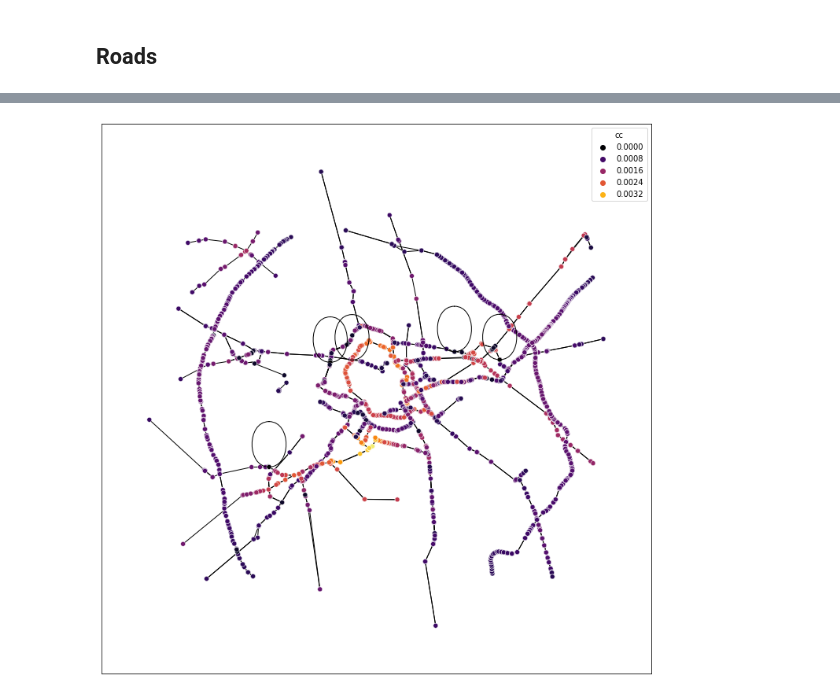
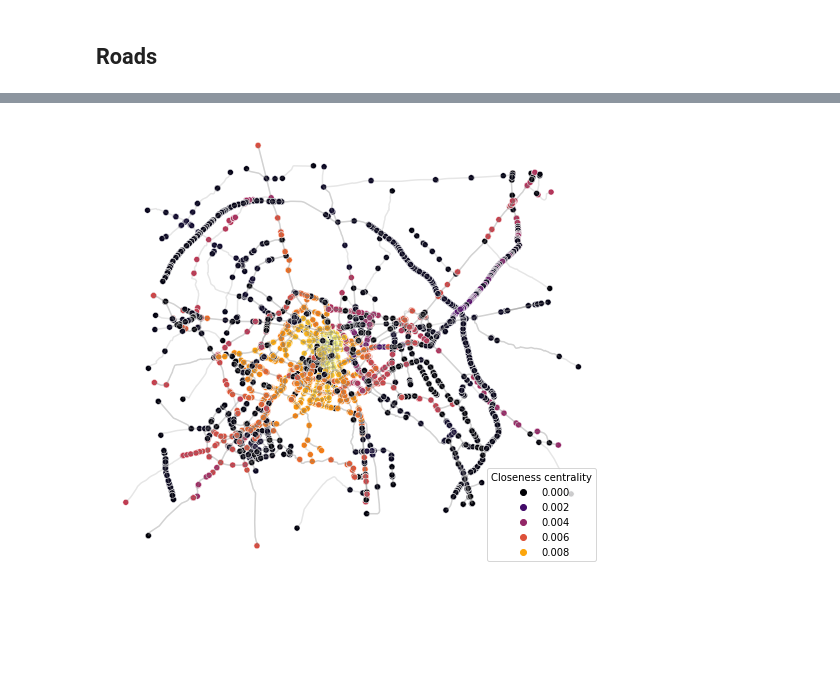
Before and after one commit to akazukin5151/comparative-accessibility, a Jupyter notebook: delhi centrality.ipynb, the cells around one changed output, grey strips where cells are left out. Cells and saved outputs as stored; diff of their text form; code cells hidden in the pictures; blank space fills up the shorter version.

Commit message:
Use more detailed roads map for delhi centrality

```diff
--- a/delhi centrality.ipynb
+++ b/delhi centrality.ipynb
@@ -46,8 +46,12 @@ df1
 # %%
-_, ax = plt.subplots(figsize=(10, 10))
-nx.draw_networkx_edges(G, pos={(row.x, row.y): (row.x, row.y) for _, row in df1.iterrows()}, ax=ax)
+_, ax = plt.subplots(figsize=(10, 7))
+# this draws weird loops for some reason
+#nx.draw_networkx_edges(G, pos={(row.x, row.y): (row.x, row.y) for _, row in df1.iterrows()}, ax=ax)
+df.plot(ax=ax, color='grey', alpha=0.2)
 sns.scatterplot(x=df1.x, y=df1.y, hue=df1.cc, palette='inferno', ax=ax)
 plt.tight_layout()
+plt.axis('off')
+ax.legend(title='Closeness centrality')
 plt.savefig('cc.png')
 # %% [output]
-[figure, old version]
+[figure, new version]
```
Also changed, not shown: parts of 1 cell of this notebook, 2 other files.
